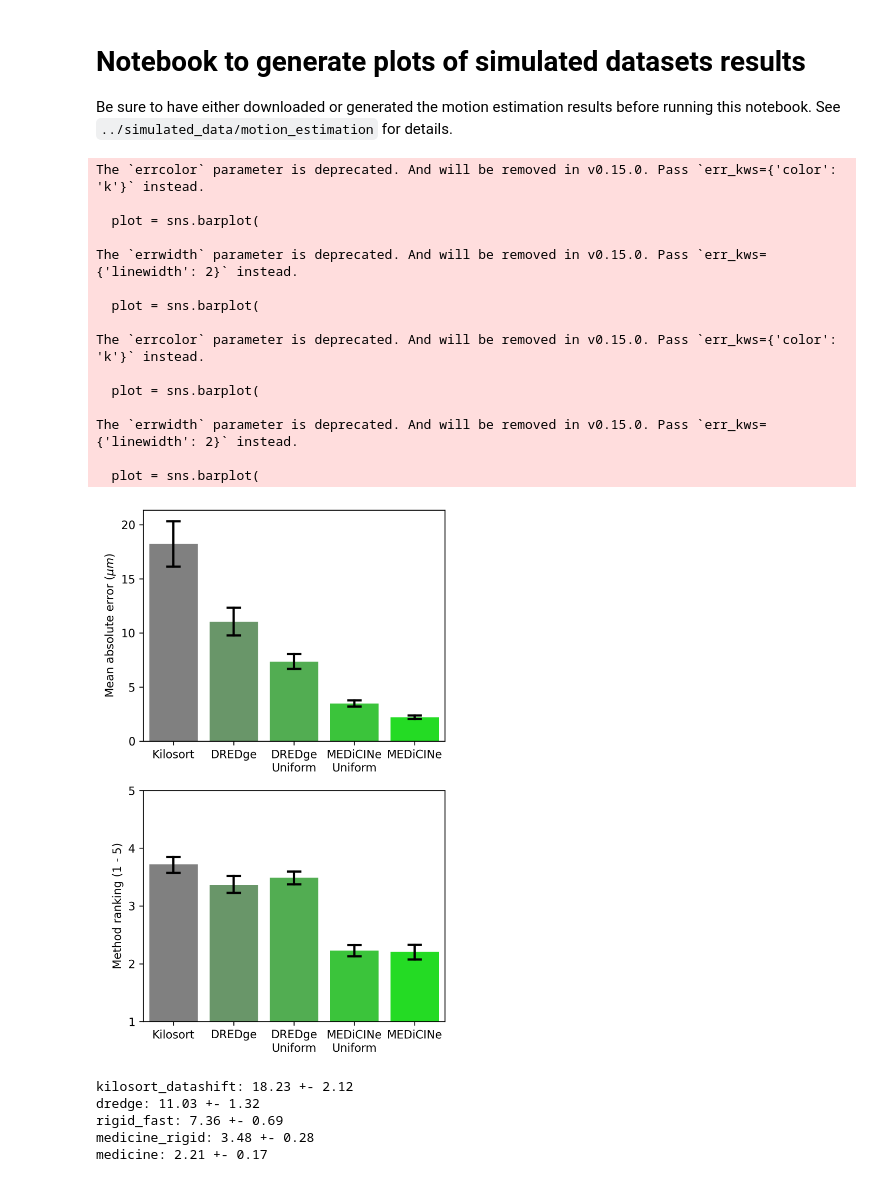
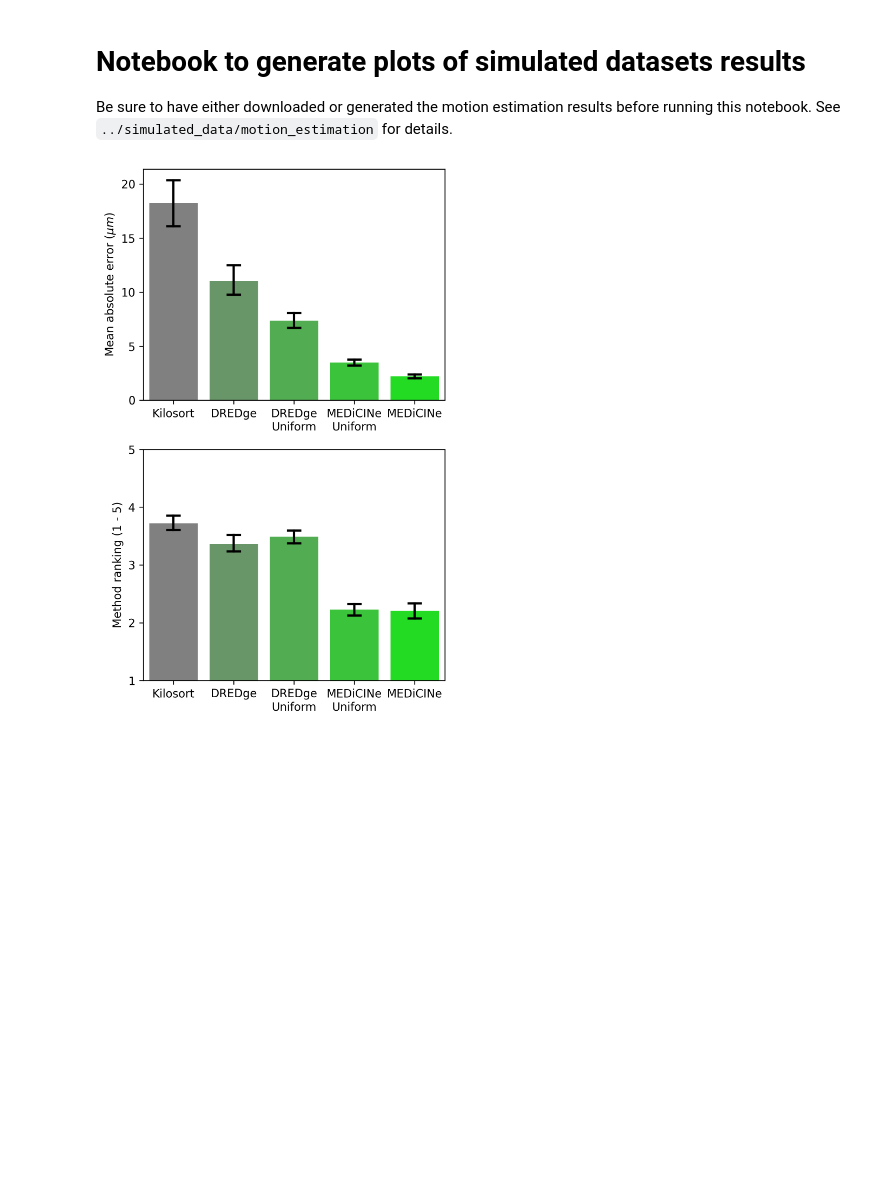
Before and after one commit to jazlab/medicine_paper, a Jupyter notebook: figures/simulated_dataset_results.ipynb, the cells around one changed output. Drawn from its saved outputs; the diff is of its cells as text; code cells hidden in the pictures; blank space fills up the shorter version.

Commit message:
Update figure notebooks.

```diff
--- a/figures/simulated_dataset_results.ipynb
+++ b/figures/simulated_dataset_results.ipynb
@@ -105,62 +105,37 @@ for dataset in dataframe.dataset.unique():
 # %%
 """Plot errors."""
 
 _PALETTE = {}
 for i, method in enumerate(_METHODS):
     step = 0.12
     _PALETTE[method] = (0.5 - step * i, 0.5 + step * i, 0.5 - step * i)
 
 # Plot overall error
 fig, axes = plt.subplots(2, 1, figsize=(4.5, 7), dpi=300)
 for ax, key in zip(axes, ['error_l1', 'method_ranking']):
     plot = sns.barplot(
+        ax=ax,
+        data=dataframe,
         y=key,
         x='method',
         order=_METHODS,
-        hue='method', data=dataframe, ax=ax, palette=_PALETTE,
-        hue_order=_METHODS, legend=False,
-        capsize=0.2, errwidth=2, errcolor='k',
+        hue='method',
+        palette=_PALETTE,
+        hue_order=_METHODS,
+        legend=False,
+        capsize=0.2,
+        err_kws={'color': 'k', 'linewidth': 2},
     )
 axes[0].set_ylabel('Mean absolute error ($\mu m$)')
 axes[0].set_yticks(np.arange(0, 25, 5))
 axes[1].set_ylabel('Method ranking (1 - 5)')
 axes[1].set_ylim(1, len(_METHODS))
 axes[1].set_yticks(np.arange(1, len(_METHODS) + 1))
 for ax in axes:
     handles, labels = ax.get_legend_handles_labels()
     ax.set_xticks([bar.get_x() + 0.5 * bar.get_width() for bar in ax.patches])
     ax.set_xticklabels([_METHOD_NAMES[method] for method in _METHODS], rotation=0)
     ax.set_xlabel('')
 fig.tight_layout()
 # %% [output]
-The `errcolor` parameter is deprecated. And will be removed in v0.15.0. Pass `err_kws={'color': 'k'}` instead.
-
-  plot = sns.barplot(
-
-The `errwidth` parameter is deprecated. And will be removed in v0.15.0. Pass `err_kws={'linewidth': 2}` instead.
-
-  plot = sns.barplot(
-
-The `errcolor` parameter is deprecated. And will be removed in v0.15.0. Pass `err_kws={'color': 'k'}` instead.
-
-  plot = sns.barplot(
-
-The `errwidth` parameter is deprecated. And will be removed in v0.15.0. Pass `err_kws={'linewidth': 2}` instead.
-
-  plot = sns.barplot(
-[figure, old version]
+[figure, new version]
-# %%
-"""Print means and confidence intervals of the means."""
-for method in _METHODS:
-    method_df = dataframe[dataframe['method'] == method]
-    mean = method_df['error_l1'].mean()
-    std = method_df['error_l1'].std()
-    n = len(method_df)
-    ci = 1.96 * std / np.sqrt(n)
-    print(f'{method}: {mean:.2f} +- {ci:.2f}')
-# %% [output]
-kilosort_datashift: 18.23 +- 2.12
-dredge: 11.03 +- 1.32
-rigid_fast: 7.36 +- 0.69
-medicine_rigid: 3.48 +- 0.28
-medicine: 2.21 +- 0.17
```
Also changed, not shown: parts of 1 cell of this notebook, 2 other files.
